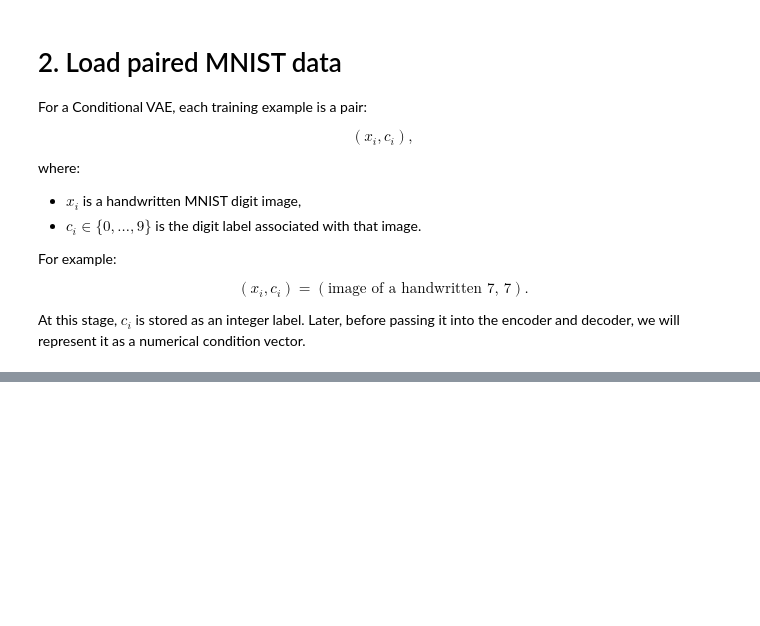
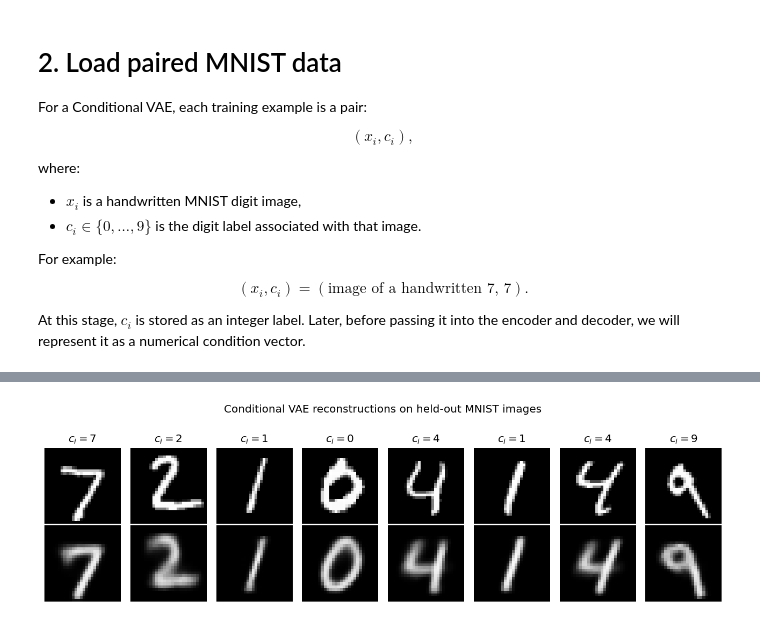
Before and after one commit to TiamHeydari/tiamheydari.github.io, a Jupyter notebook: _teaching/Modern_AI/notebooks/Workshop_E.5_conditional_generation/notebook1_cVAE_Mnist.ipynb, the cells around one changed output, grey strips where cells are left out. Drawn from its saved outputs; the diff is of its cells as text; code cells hidden in the pictures; blank space fills up the shorter version.

```diff
--- a/_teaching/Modern_AI/notebooks/Workshop_E.5_conditional_generation/notebook1_cVAE_Mnist.ipynb
+++ b/_teaching/Modern_AI/notebooks/Workshop_E.5_conditional_generation/notebook1_cVAE_Mnist.ipynb
@@ -188,0 +1224,96 @@ plt.show()
+# %%
+# ── 7.2 Evaluate the trained cVAE: conditional reconstructions ────────────────
+
+# Create a test DataLoader.
+# We keep shuffle=False so the displayed examples are reproducible.
+
+TEST_BATCH_SIZE = 16
+
+test_loader = DataLoader(
+    test_dataset,
+    batch_size=TEST_BATCH_SIZE,
+    shuffle=False,
+    num_workers=0,
+)
+
+
+# ── Evaluate negative ELBO on the held-out test set ───────────────────────────
+
+test_metrics = validate_one_epoch(
+    model=model,
+    valid_loader=test_loader,
+    device=DEVICE,
+    beta=BETA,
+)
+
+print("Held-out test performance:")
+print(f"Test total loss:          {test_metrics['total']:.2f}")
+print(f"Test reconstruction loss: {test_metrics['reconstruction']:.2f}")
+print(f"Test KL divergence:       {test_metrics['kl']:.2f}")
+
+
+# ── Reconstruct one batch of real test images ─────────────────────────────────
+
+model.eval()
+
+x_test, c_test = next(iter(test_loader))
+
+x_test = x_test.to(DEVICE)
+c_test = c_test.to(DEVICE)
+
+with torch.no_grad():
+
+    # Infer q_phi(z | x_i, c_i).
+    mu_test, logvar_test = model.encode(x_test, c_test)
+
+    # Use z = mu rather than a random posterior sample.
+    # This gives a stable reconstruction for visualization.
+    x_logits_recon = model.decode(mu_test, c_test)
+
+    # Convert decoder logits into pixel probabilities in [0, 1].
+    x_recon = torch.sigmoid(x_logits_recon)
+
+
+# ── Plot original images and conditional reconstructions ──────────────────────
+
+N_SHOW = 8
+
+fig, axes = plt.subplots(
+    2,
+    N_SHOW,
+    figsize=(1.35 * N_SHOW, 3.2),
+)
+
+for j in range(N_SHOW):
+
+    original = x_test[j].detach().cpu().squeeze(0)
+    reconstruction = x_recon[j].detach().cpu().squeeze(0)
+    label = int(c_test[j].detach().cpu())
+
+    # Top row: original paired example.
+    axes[0, j].imshow(original, cmap="gray", vmin=0, vmax=1)
+    axes[0, j].set_title(rf"$c_i={label}$")
+    axes[0, j].axis("off")
+
+    # Bottom row: reconstruction using the same condition.
+    axes[1, j].imshow(reconstruction, cmap="gray", vmin=0, vmax=1)
+    axes[1, j].axis("off")
+
+axes[0, 0].set_ylabel("Original", fontsize=11)
+axes[1, 0].set_ylabel("Reconstruction", fontsize=11)
+
+fig.suptitle(
+    "Conditional VAE reconstructions on held-out MNIST images",
+    y=1.02,
+)
+
+plt.tight_layout()
+
+plt.savefig(
+    FIG_DIR / "cvae_test_reconstructions.png",
+    dpi=150,
+    bbox_inches="tight",
+)
+
+plt.show()
+# %% [output]
@@ -188,0 +1324 @@ plt.show()
+[figure, added]
```
Also changed, not shown: parts of 22 cells of this notebook, 16 other files.
